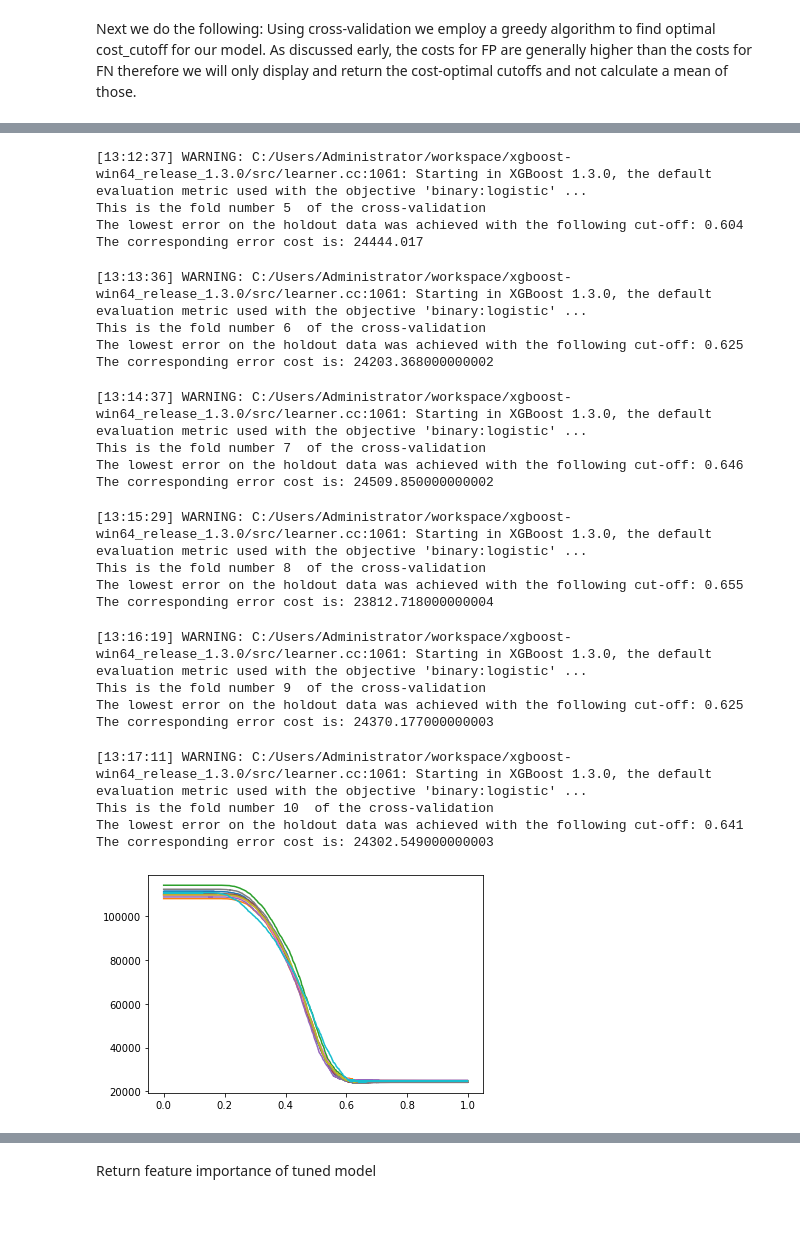
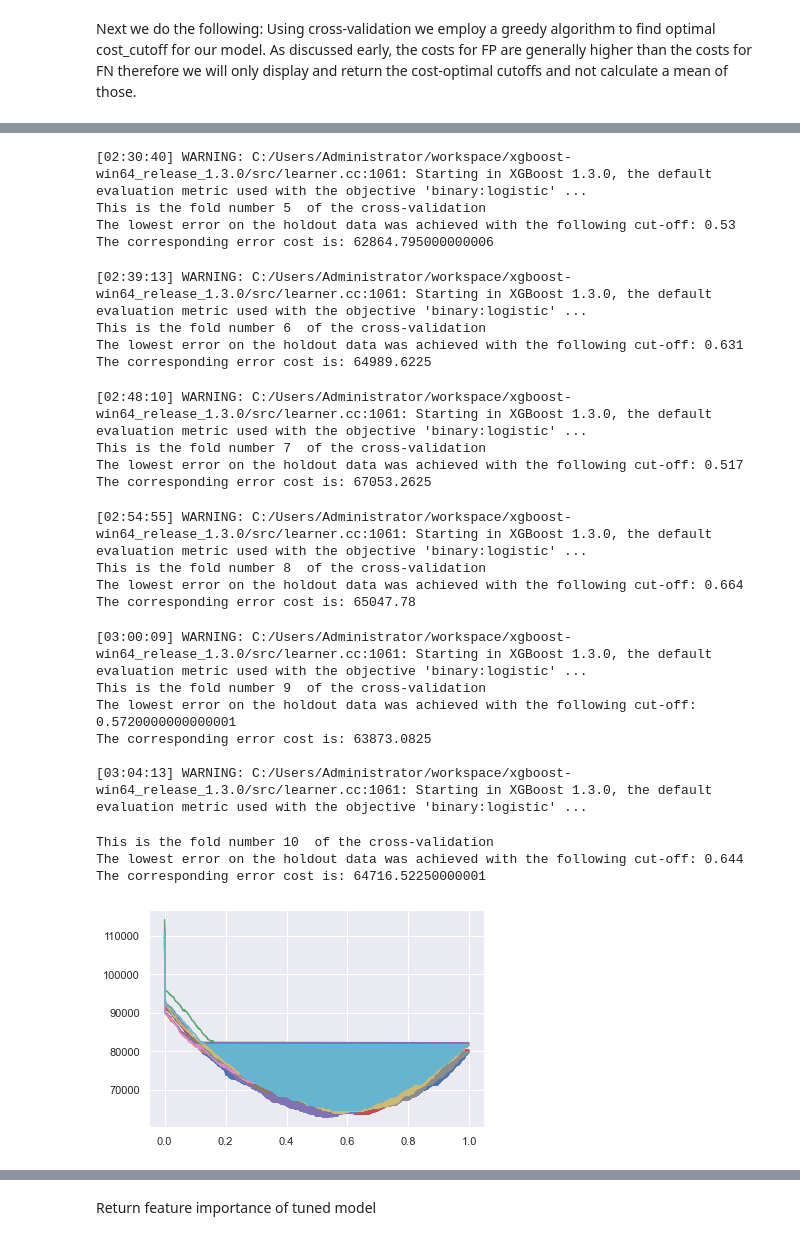
Before and after one commit to TaTo0101/bads, a Jupyter notebook: kaggle/final_v_1.ipynb, the cells around one changed output, grey strips where cells are left out. Saved outputs shown, nothing was run; the diff lists cells and outputs as text; code cells hidden in the pictures; blank space fills up the shorter version.

```diff
--- a/kaggle/final_v_1.ipynb
+++ b/kaggle/final_v_1.ipynb
@@ -563,9 +789,10 @@ def cost_custom_score(estimator, X, y):
     zeros = np.zeros(y.shape[0])
     hat = 1 * estimator.predict(X)
     val = X.loc[:, "item_price"]
-    score = -1 * (np.fmax(np.array(y - hat), zeros) * (0.5 + 0.1 * val) +
-                 np.fmax(np.array(hat - y), zeros) * (0.5 * val))
+    score = np.fmax(np.array(y - hat), zeros) * (5/2) * (3 + 0.1 * val) +
+                 np.fmax(np.array(hat - y), zeros) * (0.5 * val)
     return score.sum()
+cost_score = make_scorer(cost_custom_score, greater_is_better = False)
 # %%
 def cost_custom_eval(y_true, y_test, X, relative = False):
     '''Custom Evaluation based on cost matrix
@@ -583,7 +810,7 @@ def cost_custom_eval(y_true, y_test, X, relative = False):
     FP = np.fmax(np.array(y_test - y_true), zeros) * (0.5 * val)
 
     # Calculate FN
-    FN = np.fmax(np.array(y_true - y_test), zeros) * (0.5 + 0.1 * val)
+    FN = np.fmax(np.array(y_true - y_test), zeros) * (5/2) * (3 + 0.1 * val)
 
     # If clause for relative parameter
     if(relative == True):
@@ -619,16 +846,16 @@ base_perf
 ### Cross-Validation Tuning
 # %%
 fixed_boosting_rnds = True # Implemented a switch whether number of boosting rounds shoul be tuned as well
-param_grid = {"max_depth" : np.arange(5,80, step = 5), # maximum number of nodes for each base learner
-             "eta" : stats.uniform(0.05, 0.70), # Learning rate
-             "gamma" : stats.uniform(0.05, 3), # Minimum node impurity gain required to attempt a split
+param_grid = {"max_depth" : np.arange(1,80, step = 5), # maximum number of nodes for each base learner
+             "eta" : stats.uniform(0.01, 0.80), # Learning rate
+             "gamma" : stats.uniform(0.01, 3), # Minimum node impurity gain required to attempt a split
              "lambda" : stats.uniform(0, 8), # L2 regularization coefficent
-             "colsample_bytree" : np.arange(0.2, 1, step = 0.1), # proportion of features considered for each base learner
-             "subsample" : np.arange(0.5, 1, step = 0.1), # proportion of training data subsampled for each base learner
-             "n_estimators" : np.where(fixed_boosting_rnds, 15, np.arange(10, 40, step = 5))} # Number of boosting rounds; will be inreased for the winner
+             "colsample_bytree" : np.arange(0.1, 1, step = 0.1), # proportion of features considered for each base learner
+             "subsample" : np.arange(0.2, 1, step = 0.1), # proportion of training data subsampled for each base learner
+             "n_estimators" : np.where(fixed_boosting_rnds, 50, np.arange(10, 40, step = 5))} # Number of boosting rounds; will be inreased for the winner
 
 gbm = xgb.XGBClassifier(objective = "binary:logistic") # initiate estimator
-metric = "recall" # Scoring metric used during training
+metric = cost_score # Scoring metric used during training
 n = 600 # number of candidates to consider
 fold = 5 # number of folds for cv
 print("The total number of fits is: %d" % (n * fold)) # number of fits
@@ -677,16 +912,16 @@ Best Score: -0.7402062318066368
 # %% [markdown]
 If trained on server:
 # %%
-#Server = 1
-switch = 0
-param_server = np.where(switch == 1, ["eta", "lambda"], ["learning_rate", "reg_lambda"])
+#Trained on server: switch = 1
+switch = 1
+param_server = np.where(switch == 0, ["eta", "lambda"], ["learning_rate", "reg_lambda"])
 
 if(switch == 1):
-    params = randomized_auc.best_params_
+    randomized_auc = load("tuned_model.joblib")
+    params = randomized_auc.get_params()
 else:
     # copy paste saved dictionary if not on server
-    params = {'objective': 'binary:logistic', 'use_label_encoder': True, 'base_score': 0.5, 'booster': 'gbtree', 'colsample_bylevel': 1, 'colsample_bynode': 1, 'colsample_bytree': 0.2, 'gamma': 1.1325372296171017, 'gpu_id': -1, 'importance_type': 'gain', 'interaction_constraints': '', 'learning_rate': 0.054581921092903024, 'max_delta_step': 0, 'max_depth': 25, 'min_child_weight': 1, 'monotone_constraints': '()', 'n_estimators': 200, 'n_jobs': 40, 'num_parallel_tree': 1, 'random_state': 321, 'reg_alpha': 0, 'reg_lambda': 2.480681687701786, 'scale_pos_weight': 1, 'subsample': 0.8999999999999999, 'tree_method': 'exact', 'validate_parameters': 1, 'verbosity': None}
-
+    params = randomized_auc.best_params_
 eval_set = [(X_train, y_train), (X_test, y_test)] # Evaluation set for early stopping
 
 randomized_auc = xgb.XGBClassifier(objective = "binary:logistic",
@@ -696,8 +931,8 @@ randomized_auc = xgb.XGBClassifier(objective = "binary:logistic",
                                    reg_lambda = params[param_server[1]],
                                    colsample_bytree = params["colsample_bytree"],
                                    subsample = params["subsample"],
-                                   n_estimators = 300, # Train with higher number of boosting rounds as in the cv part
+                                   n_estimators = 500, # Train with higher number of boosting rounds as in the cv part
                                    random_state = 321)
-randomized_auc.fit(X_train, y_train, early_stopping_rounds = 10, eval_metric = "aucpr", eval_set = eval_set,
+randomized_auc.fit(X_train, y_train, early_stopping_rounds = 20, eval_metric = "aucpr", eval_set = eval_set,
                   verbose = True) # Enable earlier stopping when within 10 rounds no improvement is observed using auc as evaluation metric
 # %% [output]
@@ -821,8 +1056,8 @@ def lowest_error_cutoff(k, X_train_df, y_train_true, estimator):
 cutoff_candidates = lowest_error_cutoff(10, X_train, y_train, randomized_auc) # Calculate optimal cutoff candidates via 5-fold CV
 
 # Since FP < FN for almost all items (except the ones with item_price = 0) select the 0.75 quantile of the cutoffs
-cutoff_opt = np.quantile(cutoff_candidates, 0.75)
-#cutoff_opt = np.mean(cutoff_candidates) # Cutoff via mean
+#cutoff_opt = np.quantile(cutoff_candidates, 0.75)
+cutoff_opt = np.mean(cutoff_candidates) # Cutoff via mean
 
 # Calculate predictions on test set
 preds = np.where(randomized_auc.predict_proba(X_test)[:, 1] >= cutoff_opt, 1, 0)
@@ -846,25 +1083,26 @@ The corresponding error cost is: 24035.092
-[13:12:37] WARNING: C:/Users/Administrator/workspace/xgboost-win64_release_1.3.0/src/learner.cc:1061: Starting in XGBoost 1.3.0, the default evaluation metric used with the objective 'binary:logistic' ...
+[02:30:40] WARNING: C:/Users/Administrator/workspace/xgboost-win64_release_1.3.0/src/learner.cc:1061: Starting in XGBoost 1.3.0, the default evaluation metric used with the objective 'binary:logistic' ...
 This is the fold number 5  of the cross-validation
-The lowest error on the holdout data was achieved with the following cut-off: 0.604
-The corresponding error cost is: 24444.017
+The lowest error on the holdout data was achieved with the following cut-off: 0.53
+The corresponding error cost is: 62864.795000000006
-[13:13:36] WARNING: C:/Users/Administrator/workspace/xgboost-win64_release_1.3.0/src/learner.cc:1061: Starting in XGBoost 1.3.0, the default evaluation metric used with the objective 'binary:logistic' ...
+[02:39:13] WARNING: C:/Users/Administrator/workspace/xgboost-win64_release_1.3.0/src/learner.cc:1061: Starting in XGBoost 1.3.0, the default evaluation metric used with the objective 'binary:logistic' ...
 This is the fold number 6  of the cross-validation
-The lowest error on the holdout data was achieved with the following cut-off: 0.625
-The corresponding error cost is: 24203.368000000002
+The lowest error on the holdout data was achieved with the following cut-off: 0.631
+The corresponding error cost is: 64989.6225
-[13:14:37] WARNING: C:/Users/Administrator/workspace/xgboost-win64_release_1.3.0/src/learner.cc:1061: Starting in XGBoost 1.3.0, the default evaluation metric used with the objective 'binary:logistic' ...
+[02:48:10] WARNING: C:/Users/Administrator/workspace/xgboost-win64_release_1.3.0/src/learner.cc:1061: Starting in XGBoost 1.3.0, the default evaluation metric used with the objective 'binary:logistic' ...
 This is the fold number 7  of the cross-validation
-The lowest error on the holdout data was achieved with the following cut-off: 0.646
-The corresponding error cost is: 24509.850000000002
+The lowest error on the holdout data was achieved with the following cut-off: 0.517
+The corresponding error cost is: 67053.2625
-[13:15:29] WARNING: C:/Users/Administrator/workspace/xgboost-win64_release_1.3.0/src/learner.cc:1061: Starting in XGBoost 1.3.0, the default evaluation metric used with the objective 'binary:logistic' ...
+[02:54:55] WARNING: C:/Users/Administrator/workspace/xgboost-win64_release_1.3.0/src/learner.cc:1061: Starting in XGBoost 1.3.0, the default evaluation metric used with the objective 'binary:logistic' ...
 This is the fold number 8  of the cross-validation
-The lowest error on the holdout data was achieved with the following cut-off: 0.655
-The corresponding error cost is: 23812.718000000004
+The lowest error on the holdout data was achieved with the following cut-off: 0.664
+The corresponding error cost is: 65047.78
-[13:16:19] WARNING: C:/Users/Administrator/workspace/xgboost-win64_release_1.3.0/src/learner.cc:1061: Starting in XGBoost 1.3.0, the default evaluation metric used with the objective 'binary:logistic' ...
+[03:00:09] WARNING: C:/Users/Administrator/workspace/xgboost-win64_release_1.3.0/src/learner.cc:1061: Starting in XGBoost 1.3.0, the default evaluation metric used with the objective 'binary:logistic' ...
 This is the fold number 9  of the cross-validation
-The lowest error on the holdout data was achieved with the following cut-off: 0.625
-The corresponding error cost is: 24370.177000000003
+The lowest error on the holdout data was achieved with the following cut-off: 0.5720000000000001
+The corresponding error cost is: 63873.0825
+
+[03:04:13] WARNING: C:/Users/Administrator/workspace/xgboost-win64_release_1.3.0/src/learner.cc:1061: Starting in XGBoost 1.3.0, the default evaluation metric used with the objective 'binary:logistic' ...
-[13:17:11] WARNING: C:/Users/Administrator/workspace/xgboost-win64_release_1.3.0/src/learner.cc:1061: Starting in XGBoost 1.3.0, the default evaluation metric used with the objective 'binary:logistic' ...
 This is the fold number 10  of the cross-validation
-The lowest error on the holdout data was achieved with the following cut-off: 0.641
-The corresponding error cost is: 24302.549000000003
+The lowest error on the holdout data was achieved with the following cut-off: 0.644
+The corresponding error cost is: 64716.52250000001
-[figure, old version]
+[figure, new version]
```
Also changed, not shown: parts of 112 cells of this notebook, 14 other files.
